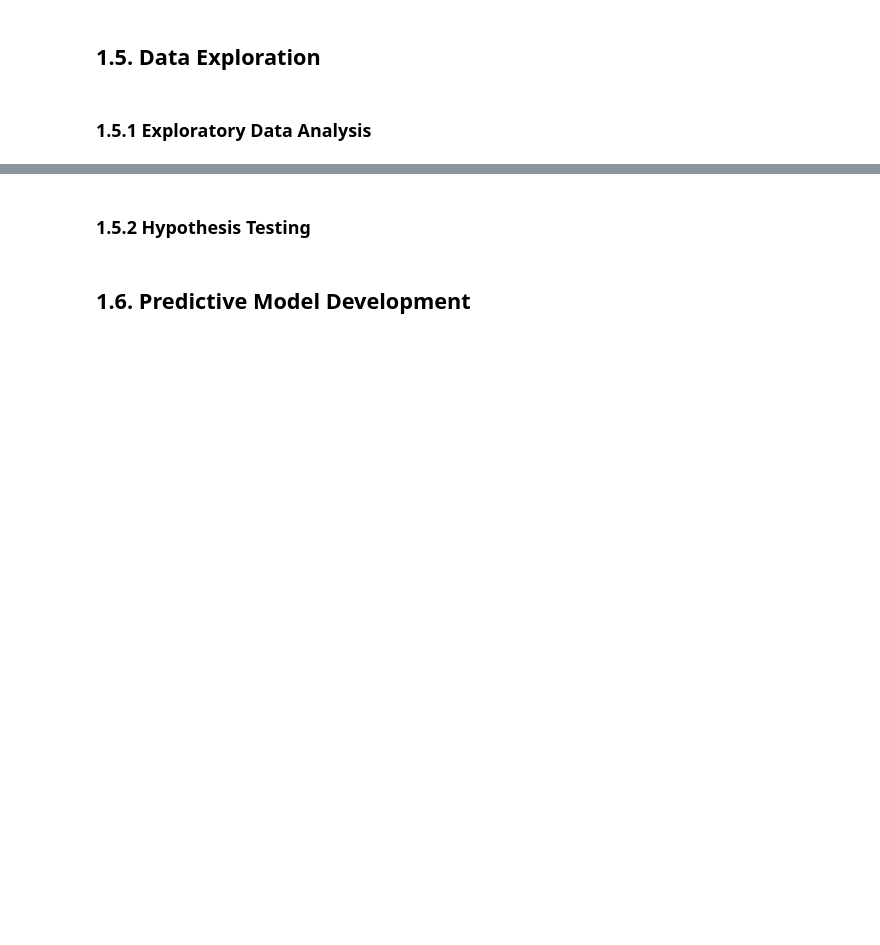
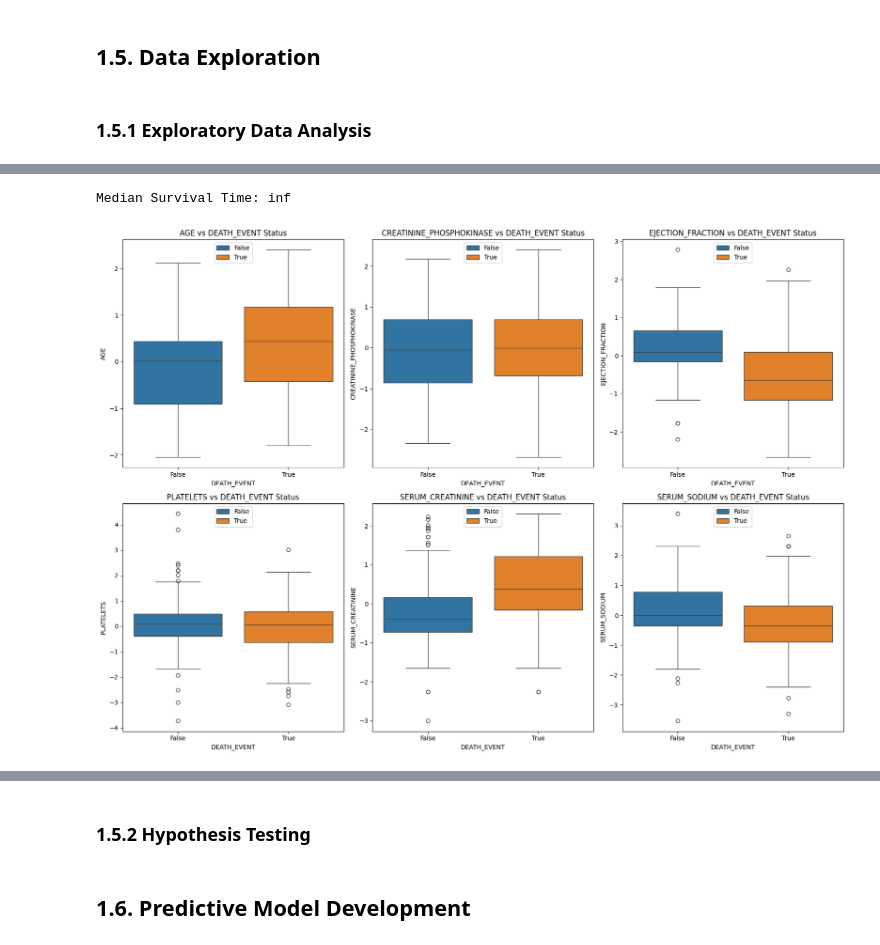
Before and after one commit to JohnPaulinePineda/Portfolio_Project_55, a Jupyter notebook: codes/EstimatingHeartFailureSurvivalRiskProfilesFromCardiovascularHematologicAndMetabolicMarkers.ipynb, the cells around one changed output, grey strips where cells are left out. Cells and saved outputs as stored; diff of their text form; code cells hidden in the pictures; blank space fills up the shorter version.

Commit message:
Formulated the Python Notebook
Updated Data Exploration

```diff
--- a/codes/EstimatingHeartFailureSurvivalRiskProfilesFromCardiovascularHematologicAndMetabolicMarkers.ipynb
+++ b/codes/EstimatingHeartFailureSurvivalRiskProfilesFromCardiovascularHematologicAndMetabolicMarkers.ipynb
@@ -1007,0 +1054,23 @@ display(numeric_column_outlier_summary)
+# %%
+##################################
+# Computing the median survival time
+##################################
+median_survival_time = kmf.median_survival_time_
+print(f'Median Survival Time: {median_survival_time}')
+# %% [output]
+Median Survival Time: inf
+# %%
+##################################
+# Exploring the relationships between
+# the numeric predictors and event status
+##################################
+plt.figure(figsize=(17, 12))
+for i in range(1, 7):
+    plt.subplot(2, 3, i)
+    sns.boxplot(x='DEATH_EVENT', y=heart_failure_numeric_predictor.columns[i-1], hue='DEATH_EVENT', data=heart_failure_EDA)
+    plt.title(f'{heart_failure_numeric_predictor.columns[i-1]} vs DEATH_EVENT Status')
+    plt.legend(loc='upper center')
+plt.tight_layout()
+plt.show()
+# %% [output]
+[figure, added]
```
Also changed, not shown: parts of 5 cells of this notebook, 2 other files.
